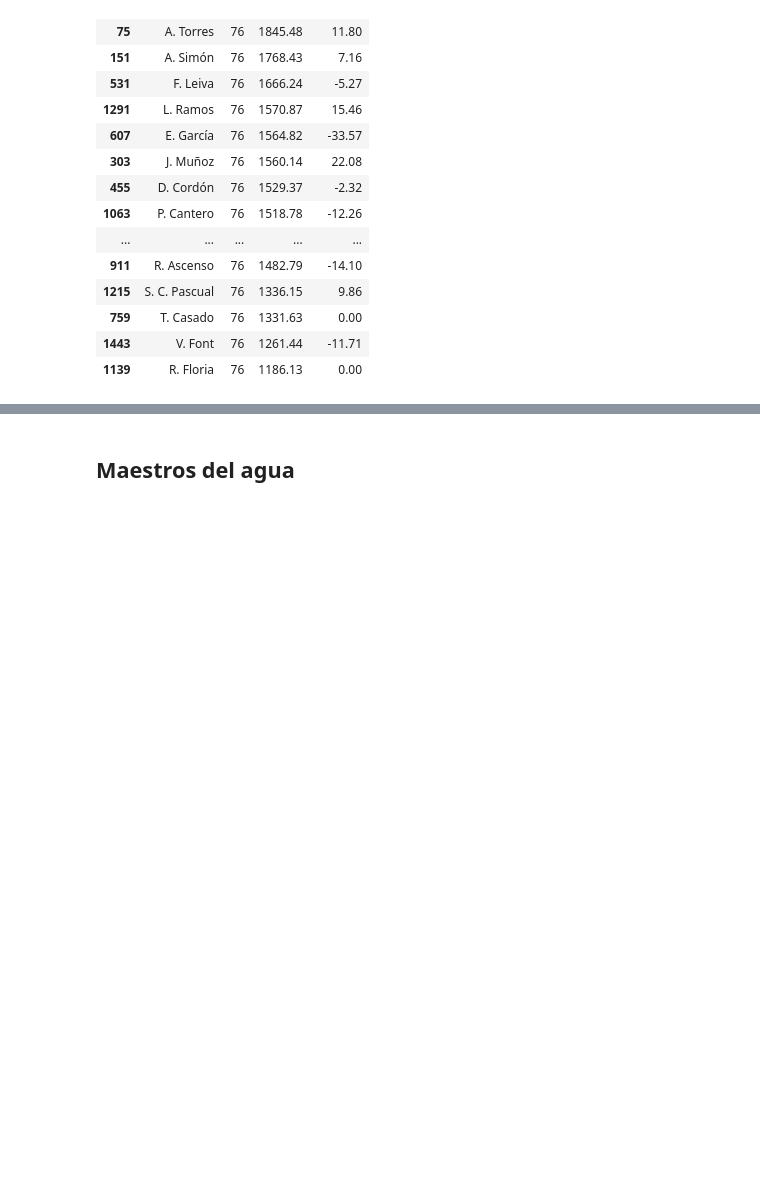
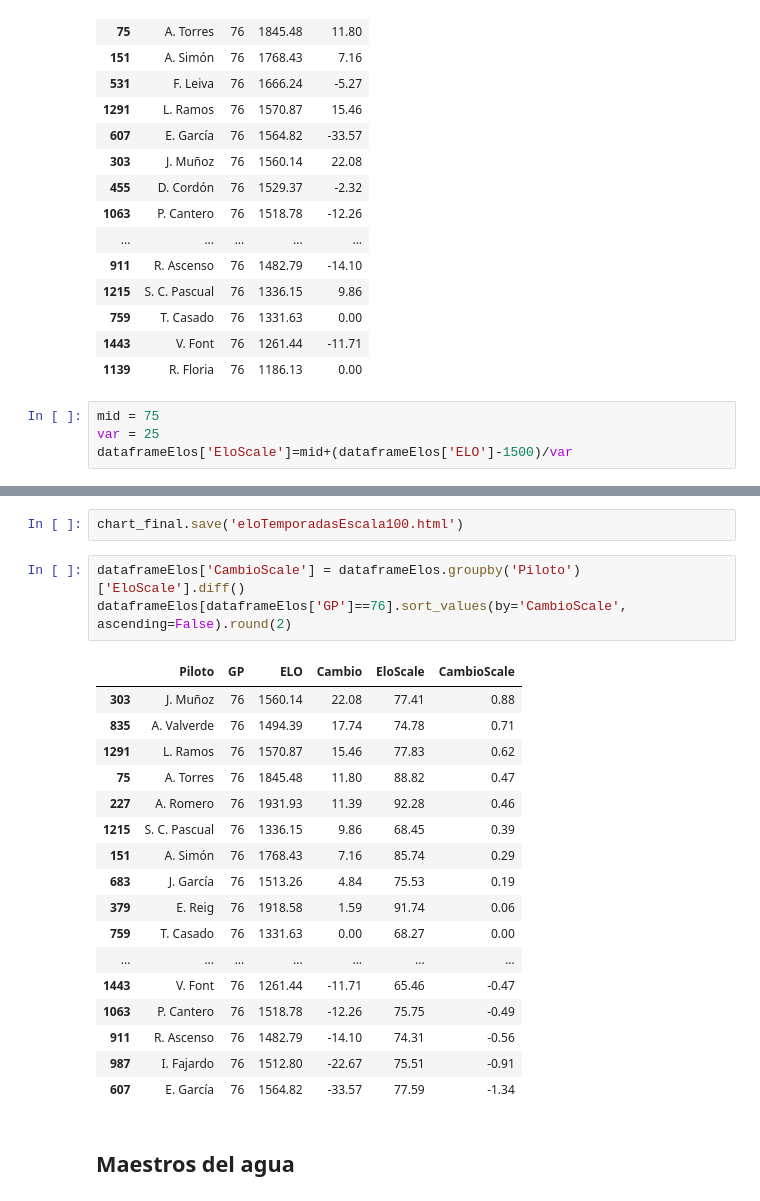
Before and after one commit to adriantorres7/FormulaSpain, a Jupyter notebook: notebooks/puntuacionElo.ipynb, the cells around one changed output, grey strips where cells are left out. Cells and saved outputs as stored; diff of their text form; blank space fills up the shorter version.

Commit message:
Elo scaled to 50-100

```diff
--- a/notebooks/puntuacionElo.ipynb
+++ b/notebooks/puntuacionElo.ipynb
@@ -304,3 +308,7 @@ dataframeElos[dataframeElos['GP']==76].sort_values(by='ELO', ascending=False).ro
 | 759 | T. Casado | 76 | 1331.63 | 0.00 |
 | 1443 | V. Font | 76 | 1261.44 | -11.71 |
 | 1139 | R. Floria | 76 | 1186.13 | 0.00 |
+# %%
+mid = 75
+var = 25
+dataframeElos['EloScale']=mid+(dataframeElos['ELO']-1500)/var
@@ -307,3 +364,26 @@ dataframeElos[dataframeElos['GP']==76].sort_values(by='ELO', ascending=False).ro
+# %%
+chart_final.save('eloTemporadasEscala100.html')
+# %%
+dataframeElos['CambioScale'] = dataframeElos.groupby('Piloto')['EloScale'].diff()
+dataframeElos[dataframeElos['GP']==76].sort_values(by='CambioScale', ascending=False).round(2)
+# %% [output]
+|  | Piloto | GP | ELO | Cambio | EloScale | CambioScale |
+| 303 | J. Muñoz | 76 | 1560.14 | 22.08 | 77.41 | 0.88 |
+| 835 | A. Valverde | 76 | 1494.39 | 17.74 | 74.78 | 0.71 |
+| 1291 | L. Ramos | 76 | 1570.87 | 15.46 | 77.83 | 0.62 |
+| 75 | A. Torres | 76 | 1845.48 | 11.80 | 88.82 | 0.47 |
+| 227 | A. Romero | 76 | 1931.93 | 11.39 | 92.28 | 0.46 |
+| 1215 | S. C. Pascual | 76 | 1336.15 | 9.86 | 68.45 | 0.39 |
+| 151 | A. Simón | 76 | 1768.43 | 7.16 | 85.74 | 0.29 |
+| 683 | J. García | 76 | 1513.26 | 4.84 | 75.53 | 0.19 |
+| 379 | E. Reig | 76 | 1918.58 | 1.59 | 91.74 | 0.06 |
+| 759 | T. Casado | 76 | 1331.63 | 0.00 | 68.27 | 0.00 |
+| ... | ... | ... | ... | ... | ... | ... |
+| 1443 | V. Font | 76 | 1261.44 | -11.71 | 65.46 | -0.47 |
+| 1063 | P. Cantero | 76 | 1518.78 | -12.26 | 75.75 | -0.49 |
+| 911 | R. Ascenso | 76 | 1482.79 | -14.10 | 74.31 | -0.56 |
+| 987 | I. Fajardo | 76 | 1512.80 | -22.67 | 75.51 | -0.91 |
+| 607 | E. García | 76 | 1564.82 | -33.57 | 77.59 | -1.34 |
 # %% [markdown]
 ## Maestros del agua
 # %%
```
Also changed, not shown: parts of 3 cells of this notebook, 1 other file.
